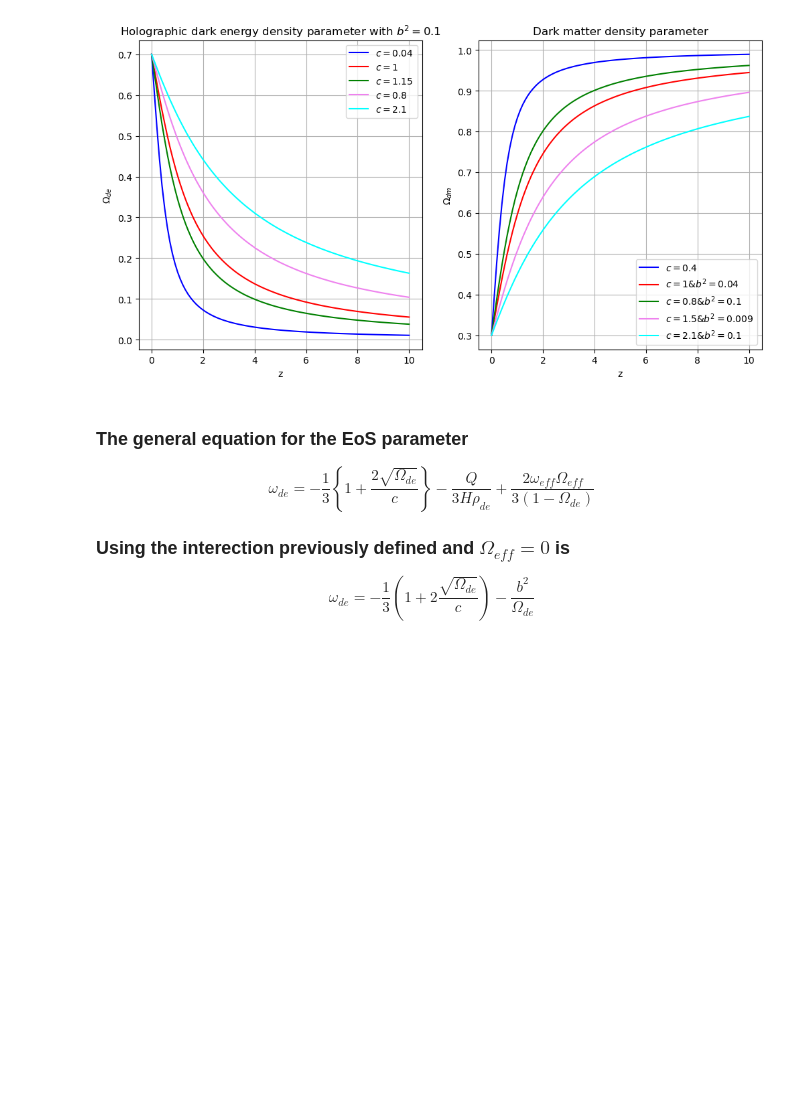
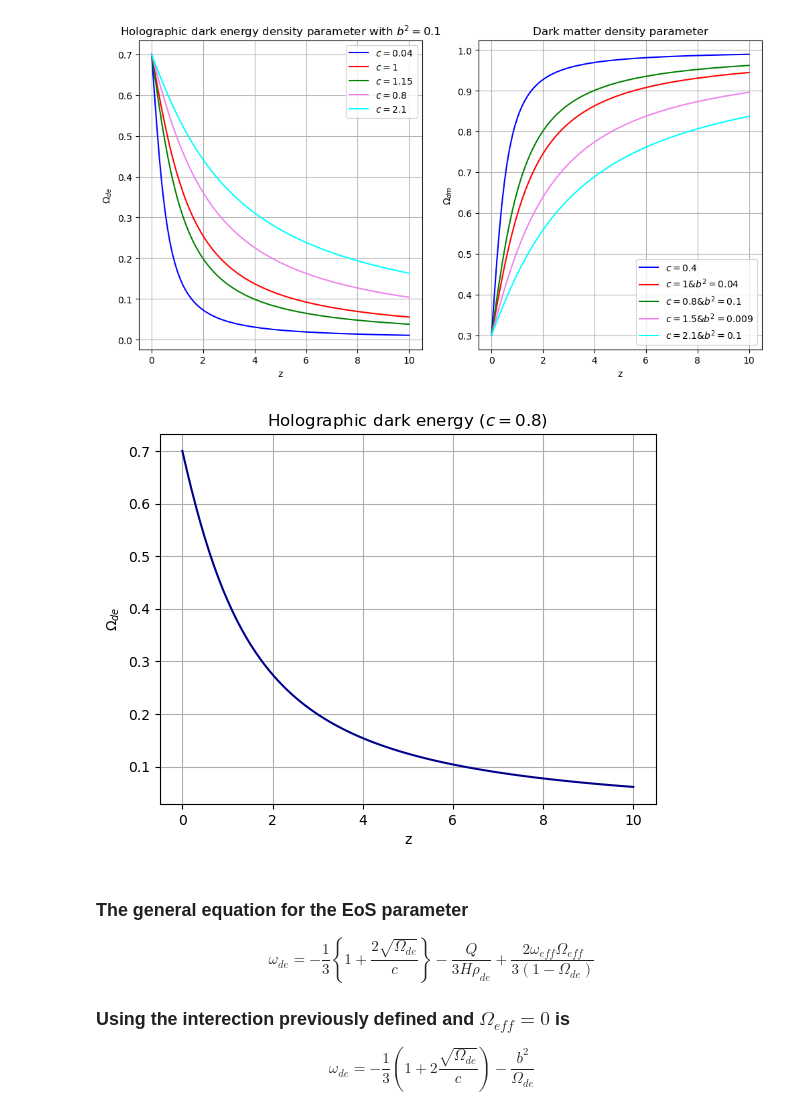
Before and after one commit to xlxnsxzpxtx/HolographicDE, a Jupyter notebook: hde_solutions_z.ipynb, the cells around one changed output. Saved outputs shown, nothing was run; the diff lists cells and outputs as text; code cells hidden in the pictures; blank space fills up the shorter version.

```diff
--- a/hde_solutions_z.ipynb
+++ b/hde_solutions_z.ipynb
@@ -279,6 +248,14 @@ plt.ylabel('$\Omega_{dm}$')
 plt.grid()
 # %% [output]
 [figure]
+# %%
+plt.plot(z,Ol_hde,color='darkblue')
+plt.title('Holographic dark energy ($c=0.8$)')
+plt.xlabel('z')
+plt.ylabel('$\Omega_{de}$')
+plt.grid()
+# %% [output]
+[figure, added]
 # %% [markdown]
 ###  The general equation for the EoS parameter
 $$
```
Also changed, not shown: parts of 12 cells of this notebook, 1 other file.
